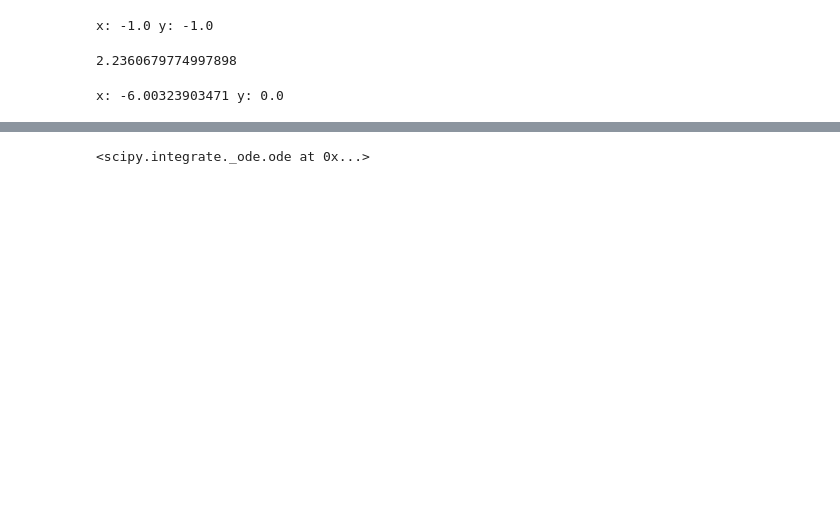
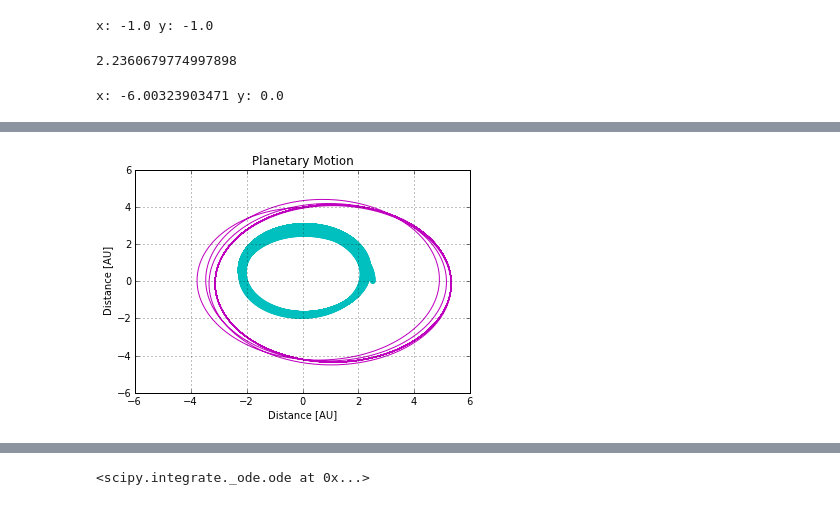
Before and after one commit to johnymontana/CSCI_577, a Jupyter notebook: Python ODE Integrators.ipynb, the cells around one changed output, grey strips where cells are left out. Drawn from its saved outputs; the diff is of its cells as text; code cells hidden in the pictures; blank space fills up the shorter version.

```diff
--- a/Python ODE Integrators.ipynb
+++ b/Python ODE Integrators.ipynb
@@ -8,8 +10,8 @@ Gm_1 = 0.001*GM
 Gm_2 = 0.04*GM
 #m_1 = 0.001M
 #m_2 = 0.04M
-from pylab import *
-import numpy as np
+
+DELTA_T=0.01
 
 def runge_kutta(x, f, dt):
     k1=f(x)*dt
@@ -121 +173,16 @@ def two_body_system(state, t):
+# %%
+state_array=array(state_list)
+#print state_array[:,1]
+# %%
+clf()
+scatter(state_array[:,0],state_array[:,1], label='Body 1', color='c')
+plot(state_array[:,2],state_array[:,3], label='Body 2', color='m')
+# Plot the results
+xlabel('Distance [AU]')
+ylabel('Distance [AU]')
+title('Planetary Motion')
+grid()
+show()
+# %% [output]
+[figure, added]
 # %%
```
Also changed, not shown: parts of 10 cells of this notebook, 1 other file.
